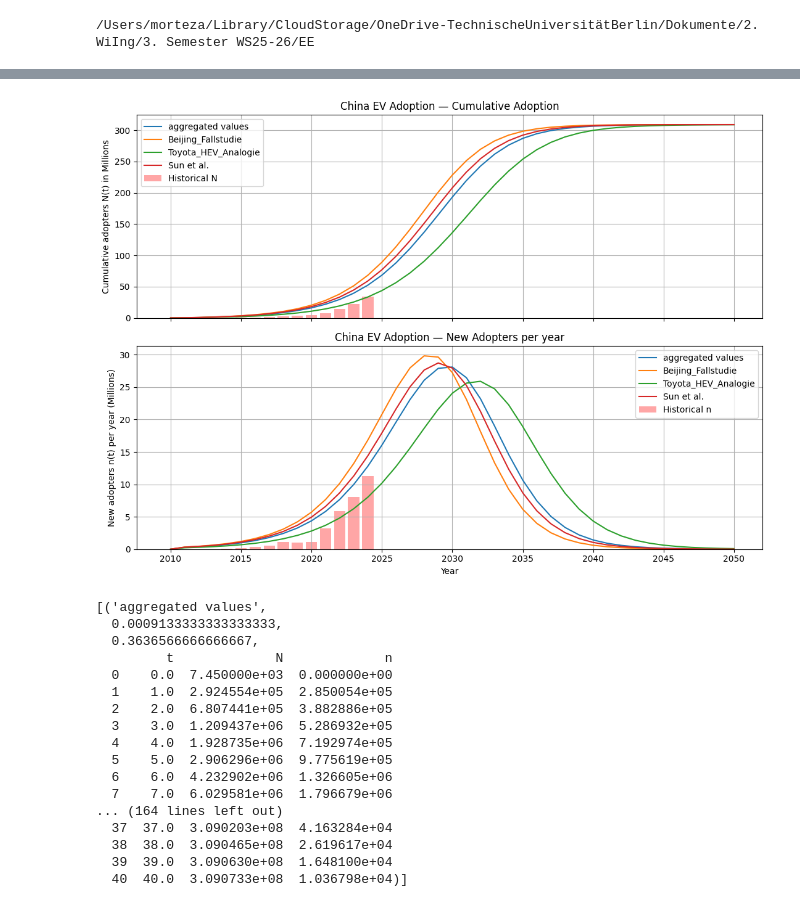
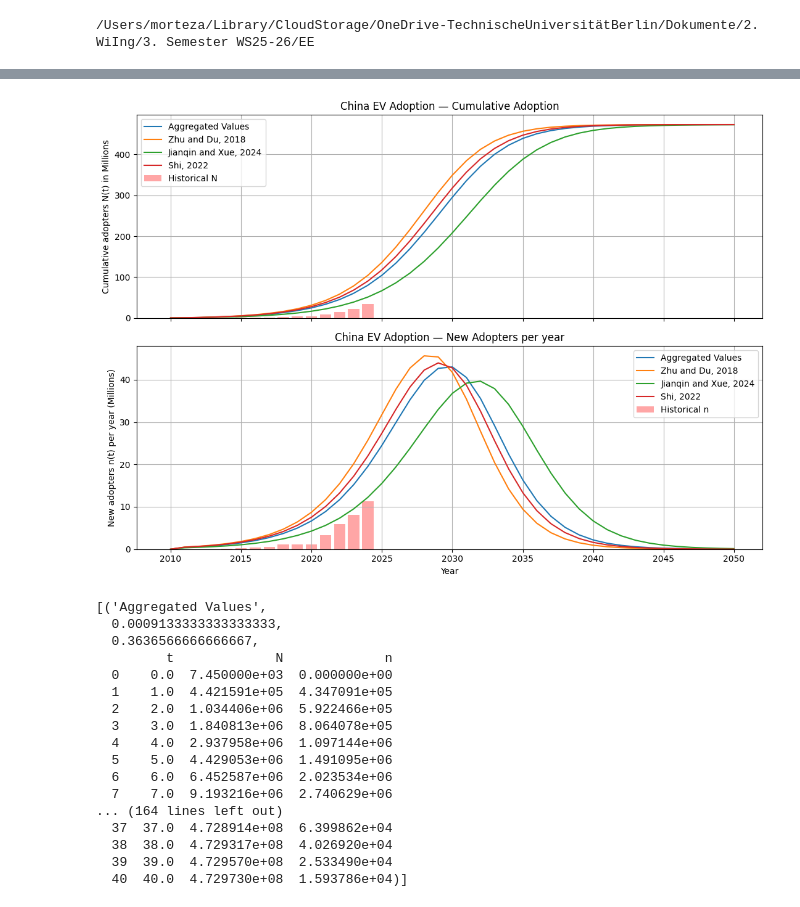
Before and after one commit to morteezzaa/energy-economics-ws25-26-ev-china, a Jupyter notebook: ev-china-model.ipynb, the cells around one changed output, grey strips where cells are left out. Drawn from its saved outputs; the diff is of its cells as text; code cells hidden in the pictures.

Commit message:
updating m value to 473 Mio.

```diff
--- a/ev-china-model.ipynb
+++ b/ev-china-model.ipynb
@@ -144,51 +144,52 @@ def bass_sensitivity(
     return results
 # %%
 #m = 330_000_000 # Markt Potential of Cars in China
-m = 34_000_000 / 0.11 # from Our World in Data for 2024
+#m = 34_000_000 / 0.11 # from Our World in Data for 2024
+m = 473_000_000
 
 p_avg = (0.001045 + 0.000695 + 0.001)/3
 q_avg = (0.38637 + 0.33460 + 0.37)/3
 
 scenarios = [
     #{"p": 0.010, "q": 0.35,         "label": "Baseline"},
-    {"p": p_avg, "q": q_avg,         "label": "aggregated values"},
-    {"p": 0.001045, "q": 0.38637,   "label": "Beijing_Fallstudie"},
-    {"p": 0.000695, "q": 0.33460,   "label": "Toyota_HEV_Analogie"},
+    {"p": p_avg, "q": q_avg,         "label": "Aggregated Values"},
+    {"p": 0.001045, "q": 0.38637,   "label": "Zhu and Du, 2018"},
+    {"p": 0.000695, "q": 0.33460,   "label": "Jianqin and Xue, 2024"},
     #{"p": 0.00015, "q": 0.60,       "label": "UC_Davis_High_q"},
-    {"p": 0.001, "q": 0.37,         "label": "Sun et al."},
+    {"p": 0.001, "q": 0.37,         "label": "Shi, 2022"},
 ]
 
 
 
 
 bass_sensitivity(
     m=m,
     scenarios=scenarios,
     T=40,
     dt=1.0,
     N0=7_450,
     start_year=2010,
     title="China EV Adoption",
     historisch=True
 )
 # %% [output]
-[figure, old version]
+[figure, new version]
-[('aggregated values',
+[('Aggregated Values',
   0.0009133333333333333,
   0.3636566666666667,
          t             N             n
   0    0.0  7.450000e+03  0.000000e+00
-  1    1.0  2.924554e+05  2.850054e+05
-  2    2.0  6.807441e+05  3.882886e+05
-  3    3.0  1.209437e+06  5.286932e+05
-  4    4.0  1.928735e+06  7.192974e+05
-  5    5.0  2.906296e+06  9.775619e+05
-  6    6.0  4.232902e+06  1.326605e+06
-  7    7.0  6.029581e+06  1.796679e+06
+  1    1.0  4.421591e+05  4.347091e+05
+  2    2.0  1.034406e+06  5.922466e+05
+  3    3.0  1.840813e+06  8.064078e+05
+  4    4.0  2.937958e+06  1.097144e+06
+  5    5.0  4.429053e+06  1.491095e+06
+  6    6.0  6.452587e+06  2.023534e+06
+  7    7.0  9.193216e+06  2.740629e+06
 ... (164 lines left out)
-  37  37.0  3.090203e+08  4.163284e+04
-  38  38.0  3.090465e+08  2.619617e+04
-  39  39.0  3.090630e+08  1.648100e+04
-  40  40.0  3.090733e+08  1.036798e+04)]
+  37  37.0  4.728914e+08  6.399862e+04
+  38  38.0  4.729317e+08  4.026920e+04
+  39  39.0  4.729570e+08  2.533490e+04
+  40  40.0  4.729730e+08  1.593786e+04)]
 # %%
 scenario_avg = [
```
Also changed, not shown: parts of 2 cells of this notebook, 2 other files.
